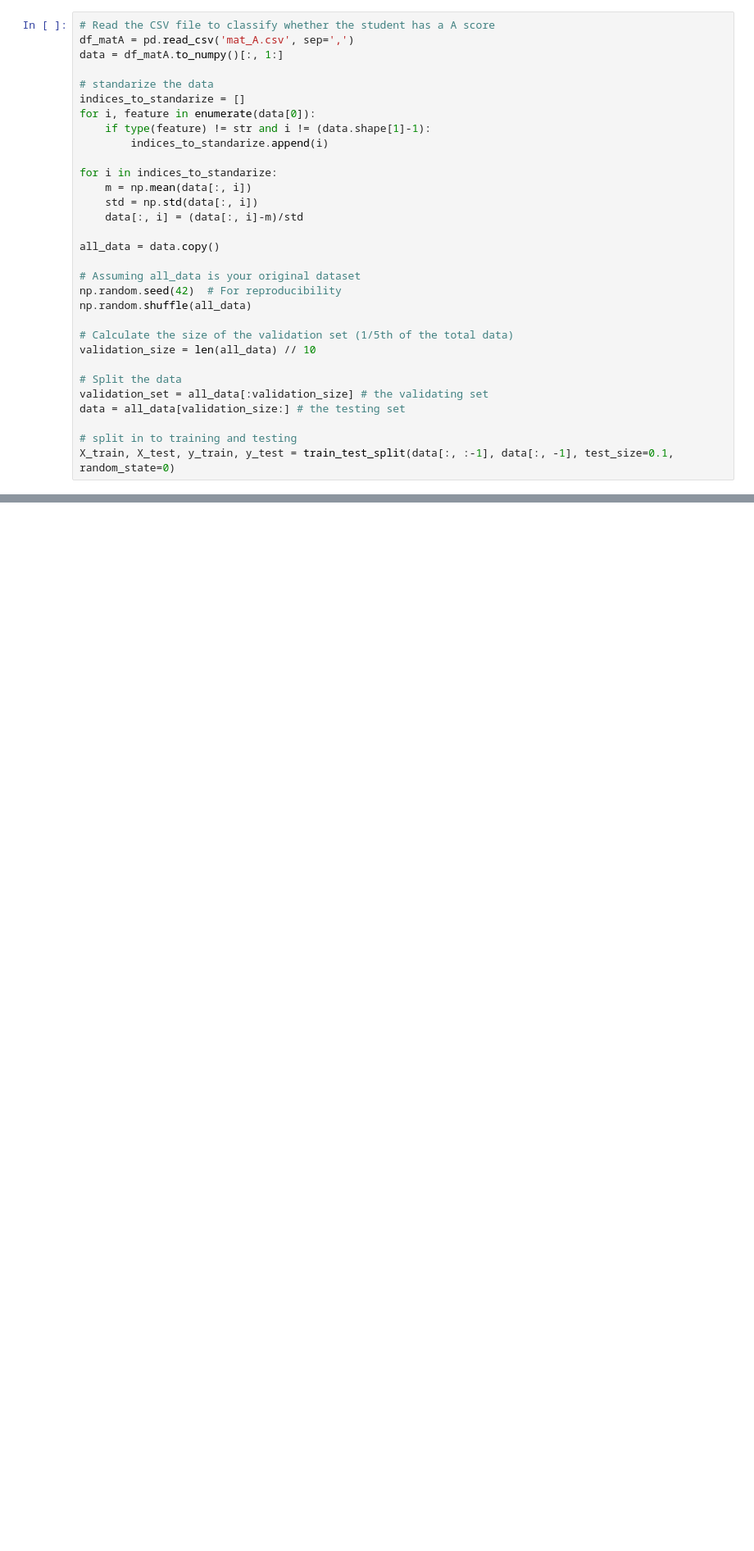
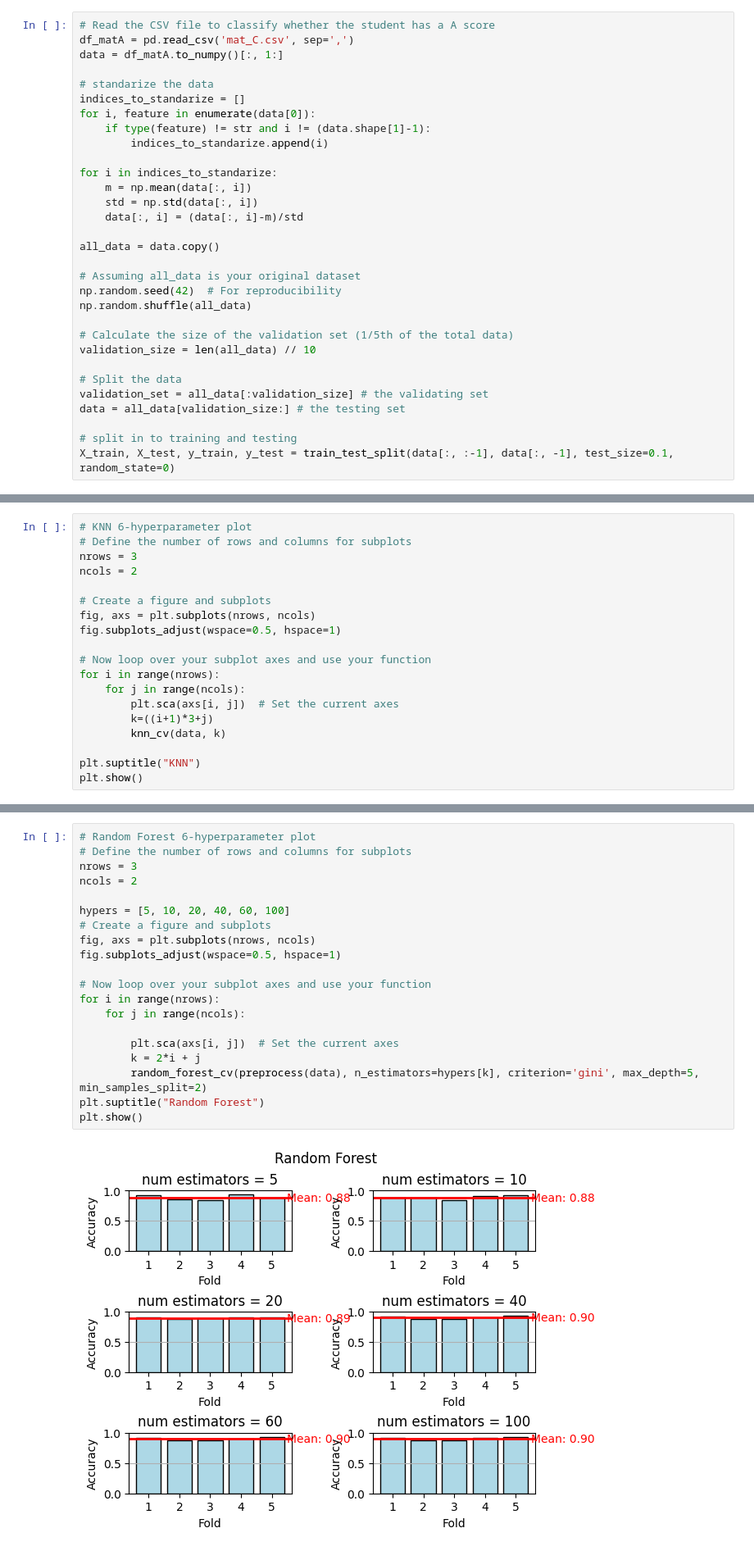
Before and after one commit to zhiting622/PA2, a Jupyter notebook: PartC.ipynb, the cells around one changed output, grey strips where cells are left out. Shown at 82% size. Saved outputs shown, nothing was run; the diff lists cells and outputs as text; blank space fills up the shorter version.

```diff
--- a/PartC.ipynb
+++ b/PartC.ipynb
@@ -16,7 +16,7 @@ from sklearn.model_selection import KFold, cross_val_score
 from sklearn.utils import shuffle
 # %%
 # Read the CSV file to classify whether the student has a A score
-df_matA = pd.read_csv('mat_A.csv', sep=',')
+df_matA = pd.read_csv('mat_C.csv', sep=',')
 data = df_matA.to_numpy()[:, 1:]
 
 # standarize the data
@@ -363,0 +357,19 @@ print(random_forest_cv(preprocess(data), n_estimators=100, criterion='gini', max
+# %%
+# KNN 6-hyperparameter plot
+# Define the number of rows and columns for subplots
+nrows = 3
+ncols = 2
+
+# Create a figure and subplots
+fig, axs = plt.subplots(nrows, ncols)
+fig.subplots_adjust(wspace=0.5, hspace=1)
+
+# Now loop over your subplot axes and use your function
+for i in range(nrows):
+    for j in range(ncols):
+        plt.sca(axs[i, j])  # Set the current axes
+        k=((i+1)*3+j)
+        knn_cv(data, k)
+
+plt.suptitle("KNN")
+plt.show()
@@ -363,0 +378,22 @@ print(random_forest_cv(preprocess(data), n_estimators=100, criterion='gini', max
+# %%
+# Random Forest 6-hyperparameter plot
+# Define the number of rows and columns for subplots
+nrows = 3
+ncols = 2
+
+hypers = [5, 10, 20, 40, 60, 100]
+# Create a figure and subplots
+fig, axs = plt.subplots(nrows, ncols)
+fig.subplots_adjust(wspace=0.5, hspace=1)
+
+# Now loop over your subplot axes and use your function
+for i in range(nrows):
+    for j in range(ncols):
+
+        plt.sca(axs[i, j])  # Set the current axes
+        k = 2*i + j
+        random_forest_cv(preprocess(data), n_estimators=hypers[k], criterion='gini', max_depth=5, min_samples_split=2)
+plt.suptitle("Random Forest")
+plt.show()
+# %% [output]
+[figure, added]
```
Also changed, not shown: parts of 9 cells of this notebook, 2 other files.
